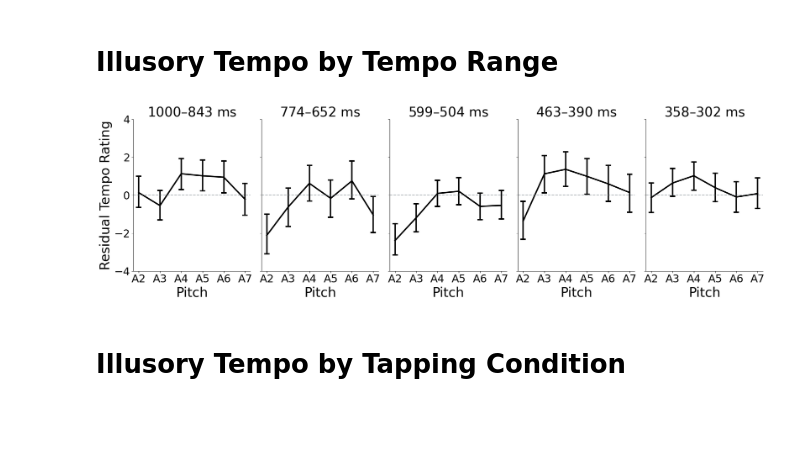
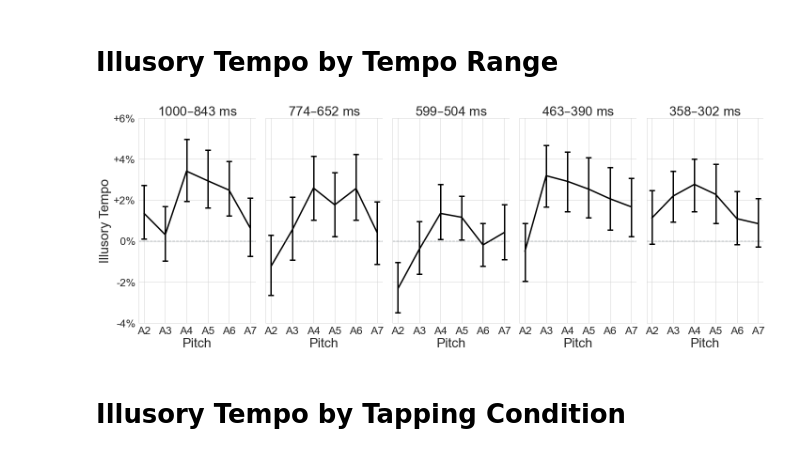
Before and after one commit to jpazdera/IllusoryTempo, a Jupyter notebook: E3/analysis/Combined Analysis.ipynb, the cells around one changed output. Saved outputs shown, nothing was run; the diff lists cells and outputs as text; code cells hidden in the pictures; blank space fills up the shorter version.

```diff
--- a/E3/analysis/Combined Analysis.ipynb
+++ b/E3/analysis/Combined Analysis.ipynb
@@ -169,12 +212,37 @@ plt.gcf().savefig(FIGURE_PATH + 'pitch_combined.svg')
 # %% [markdown]
 # Illusory Tempo by Tempo Range
+# %%
+plt.figure()
+
+tempo_levels = ['1000$\endash$843 ms', '774$\endash$652 ms', '599$\endash$504 ms', '463$\endash$390 ms', '358$\endash$302 ms']
+
+for i in range(1, 6):
+    plt.subplot(1, 5, i)
+    sns.lineplot(x='pitch', y='illusory_tempo', data=data[data.tempo_range==i], color='k',
+                 marker='', err_style='bars', err_kws=dict(capsize=6, lw=3, capthick=3), lw=3)
+    plt.axhline(0, ls='--', c='#5E6A71', alpha=.5)
+    plt.title(tempo_levels[i-1], fontsize=28)
+    plt.ylim(-4, 6)
+    if i == 1:
+        plt.yticks([-4, -2, 0, 2, 4, 6], ['-4%', '-2%', '0%', '+2%', '+4%', '+6%'])
+    else:
+        plt.yticks([-4, -2, 0, 2, 4, 6], [])
+    plt.xticks(range(2, 8), ['A2', 'A3', 'A4', 'A5', 'A6', 'A7'])
+    plt.xlabel('Pitch')# if i==3 else '')
+    plt.ylabel('Illusory Tempo' if i==1 else '')
+
+plt.gcf().set_size_inches(20, 7.5)
+plt.tight_layout()
+#plt.gcf().savefig(FIGURE_PATH + 'illusory_pitch_combined.svg')
+# %% [output]
+[figure, added]
 # %%
 plt.figure()
 tempo_levels = ['1000$\endash$843 ms', '774$\endash$652 ms', '599$\endash$504 ms', '463$\endash$390 ms', '358$\endash$302 ms']
 
 for i in range(1, 6):
     plt.subplot(1, 5, i)
-    sns.lineplot(x='pitch', y='residual', data=data[data.tempo==i], color='k',
+    sns.lineplot(x='pitch', y='residual', data=data[data.tempo_range==i], color='k',
                  marker='', err_style='bars', err_kws=dict(capsize=6, lw=3, capthick=3), lw=3)
     plt.axhline(0, ls='--', c='#5E6A71', alpha=.5)
     plt.title(tempo_levels[i-1], fontsize=28)
@@ -188,8 +256,6 @@ for i in range(1, 6):
 plt.gcf().set_size_inches(20, 6)
 plt.tight_layout()
 plt.gcf().savefig(FIGURE_PATH + 'pitch_by_tempo_combined.svg')
-# %% [output]
-[figure, removed]
 # %% [markdown]
 # Illusory Tempo by Tapping Condition
 # %%
```
Also changed, not shown: parts of 9 cells of this notebook.
